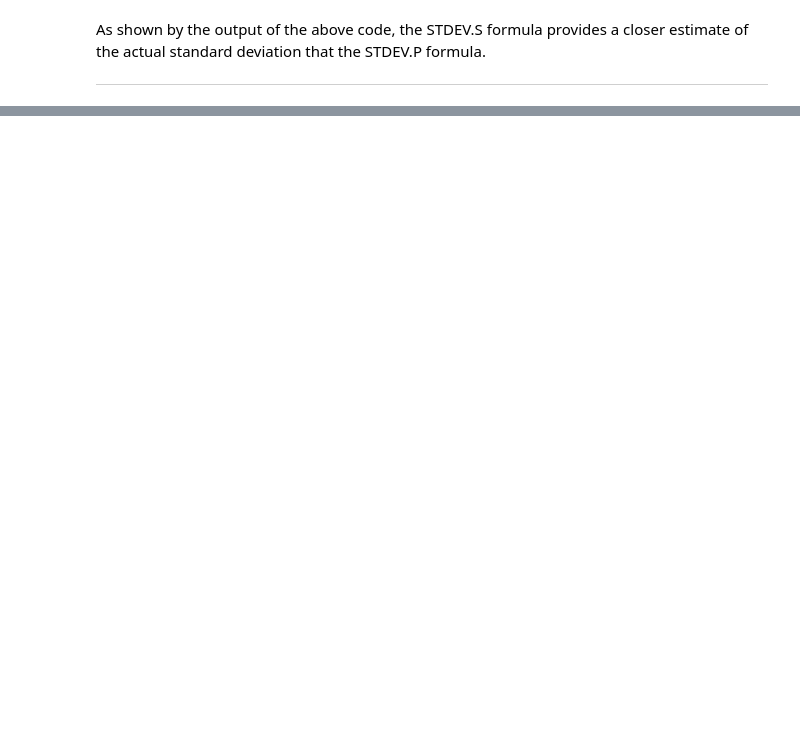
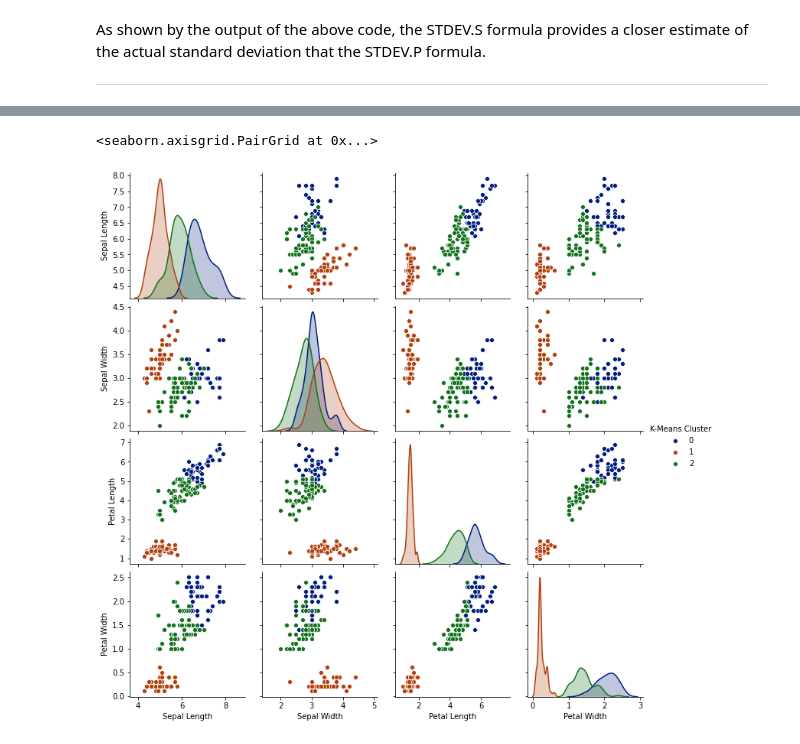
Before and after one commit to dervlac/tasks2020, a Jupyter notebook: Machine Learning and Statistics Tasks 2020.ipynb, the cells around one changed output, grey strips where cells are left out. Saved outputs shown, nothing was run; the diff lists cells and outputs as text; code cells hidden in the pictures; blank space fills up the shorter version.

```diff
--- a/Machine Learning and Statistics Tasks 2020.ipynb
+++ b/Machine Learning and Statistics Tasks 2020.ipynb
@@ -121,0 +217,5 @@ As shown by the output of the above code, the STDEV.S formula provides a closer
+# %%
+sns.pairplot(data=df[["Sepal Length", "Sepal Width", "Petal Length", "Petal Width", "Class", "K-Means Cluster"]], palette = "dark", hue="K-Means Cluster")
+# %% [output]
+<seaborn.axisgrid.PairGrid at 0x...>
+[figure, added]
```
Also changed, not shown: parts of 22 cells of this notebook.
